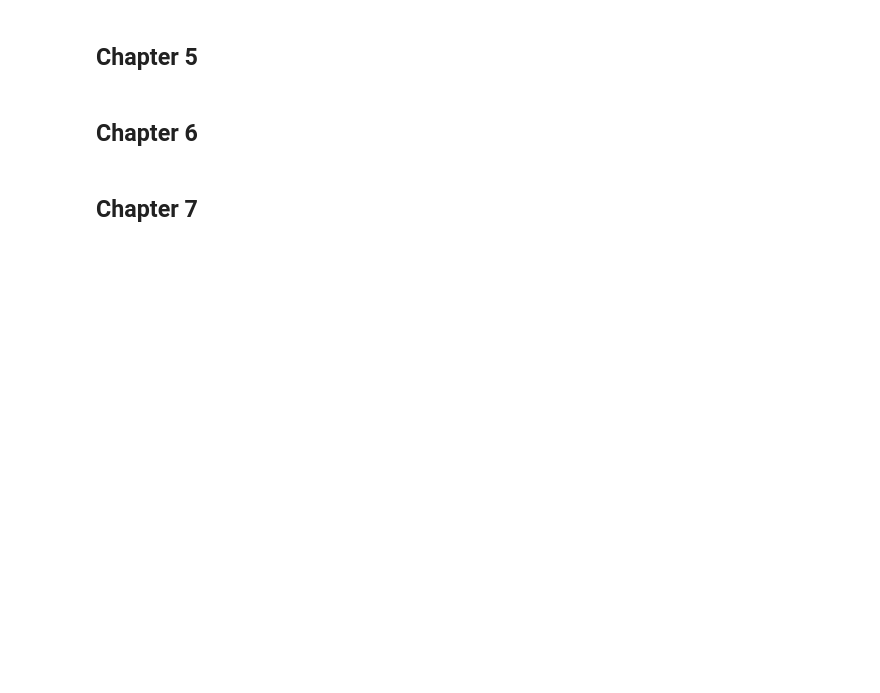
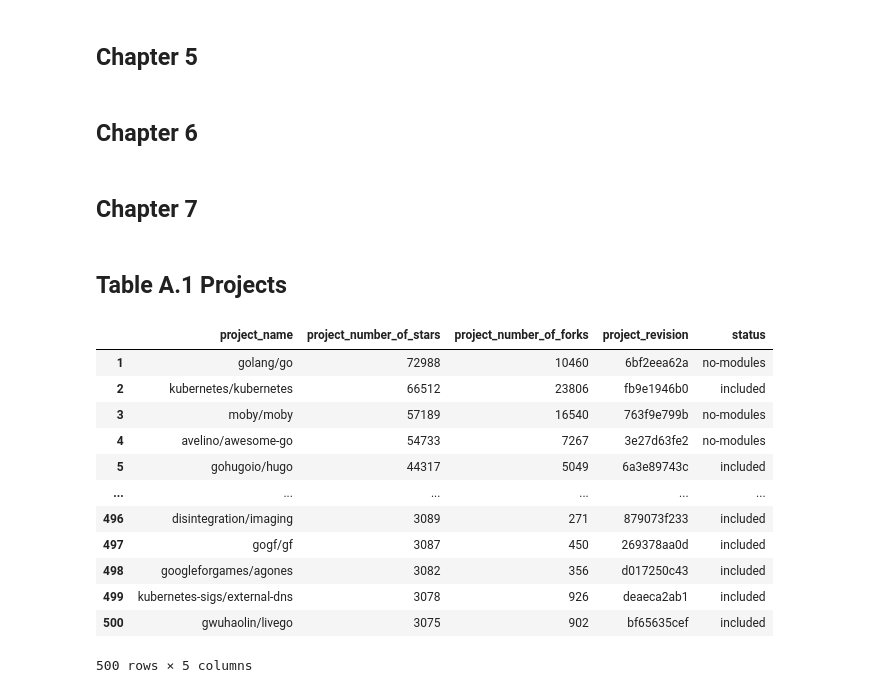
Before and after one commit to jlauinger/master-of-science, a Jupyter notebook: code/data-survey/analysis/figures-thesis.ipynb, the cells around one changed output. Saved outputs shown, nothing was run; the diff lists cells and outputs as text; code cells hidden in the pictures; blank space fills up the shorter version.

```diff
--- a/code/data-survey/analysis/figures-thesis.ipynb
+++ b/code/data-survey/analysis/figures-thesis.ipynb
@@ -168,3 +275,5 @@ plt.savefig('/root/data/figures/thesis/chapter4/unsafe-packages-by-registry-n30.
 ## Chapter 6
 # %% [markdown]
 ## Chapter 7
+# %% [markdown]
+## Table A.1 Projects
@@ -170,0 +301,35 @@ plt.savefig('/root/data/figures/thesis/chapter4/unsafe-packages-by-registry-n30.
+# %%
+analyzed_projects = packages_df['project_name'].unique()
+projects_with_errors = ['tinygo-org/tinygo', 'henrylee2cn/pholcus', 'therecipe/qt', 'google/gvisor',
+                        'chai2010/advanced-go-programming-book', 'ehang-io/nps', 'rancher/k3s']
+
+def check_status(project):
+    if project in analyzed_projects:
+        return 'included'
+    elif project in projects_with_errors:
+        return 'build-failed'
+    else:
+        return 'no-modules'
+
+df = projects_df.loc[:,['project_name', 'project_number_of_stars', 'project_number_of_forks',
+                   'project_revision']]
+
+df['project_revision'] = df.apply(lambda x: x['project_revision'][:10], axis=1)
+df['status'] = df.apply(lambda x: check_status(x['project_name']), axis=1)
+df.index = df.index + 1
+
+df
+# %% [output]
+|  | project_name | project_number_of_stars | project_number_of_forks | project_revision | status |
+| 1 | golang/go | 72988 | 10460 | 6bf2eea62a | no-modules |
+| 2 | kubernetes/kubernetes | 66512 | 23806 | fb9e1946b0 | included |
+| 3 | moby/moby | 57189 | 16540 | 763f9e799b | no-modules |
+| 4 | avelino/awesome-go | 54733 | 7267 | 3e27d63fe2 | no-modules |
+| 5 | gohugoio/hugo | 44317 | 5049 | 6a3e89743c | included |
+| ... | ... | ... | ... | ... | ... |
+| 496 | disintegration/imaging | 3089 | 271 | 879073f233 | included |
+| 497 | gogf/gf | 3087 | 450 | 269378aa0d | included |
+| 498 | googleforgames/agones | 3082 | 356 | d017250c43 | included |
+| 499 | kubernetes-sigs/external-dns | 3078 | 926 | deaeca2ab1 | included |
+| 500 | gwuhaolin/livego | 3075 | 902 | bf65635cef | included |
+500 rows × 5 columns
```
Also changed, not shown: parts of 11 cells of this notebook.
